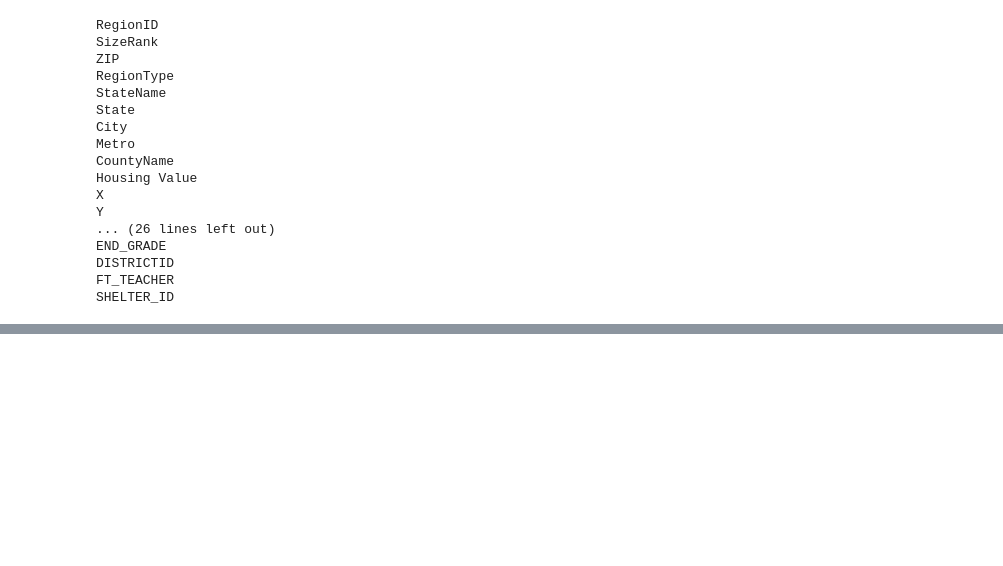
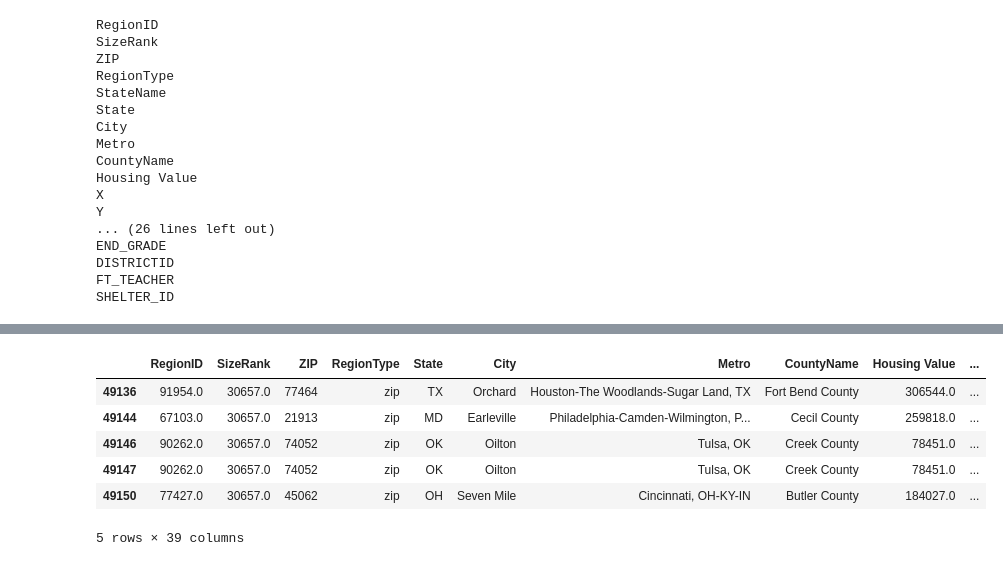
Before and after one commit to eric-blankinshp/Final-Project, a Jupyter notebook: Merging_DataFrames.ipynb, the cells around one changed output, grey strips where cells are left out. Cells and saved outputs as stored; diff of their text form; code cells hidden in the pictures; blank space fills up the shorter version.

```diff
--- a/Merging_DataFrames.ipynb
+++ b/Merging_DataFrames.ipynb
@@ -99,0 +110,2 @@ merged_df.to_csv("merged_df.csv", index=False)
+# %%
+new_data = merged_df.dropna()
@@ -99,0 +116,10 @@ merged_df.to_csv("merged_df.csv", index=False)
+# %%
+new_data.tail()
+# %% [output]
+|  | RegionID | SizeRank | ZIP | RegionType | State | City | Metro | CountyName | Housing Value | ... |
+| 49136 | 91954.0 | 30657.0 | 77464 | zip | TX | Orchard | Houston-The Woodlands-Sugar Land, TX | Fort Bend County | 306544.0 | ... |
+| 49144 | 67103.0 | 30657.0 | 21913 | zip | MD | Earleville | Philadelphia-Camden-Wilmington, P... | Cecil County | 259818.0 | ... |
+| 49146 | 90262.0 | 30657.0 | 74052 | zip | OK | Oilton | Tulsa, OK | Creek County | 78451.0 | ... |
+| 49147 | 90262.0 | 30657.0 | 74052 | zip | OK | Oilton | Tulsa, OK | Creek County | 78451.0 | ... |
+| 49150 | 77427.0 | 30657.0 | 45062 | zip | OH | Seven Mile | Cincinnati, OH-KY-IN | Butler County | 184027.0 | ... |
+5 rows × 39 columns
```
Also changed, not shown: parts of 2 cells of this notebook, 3 other files.
